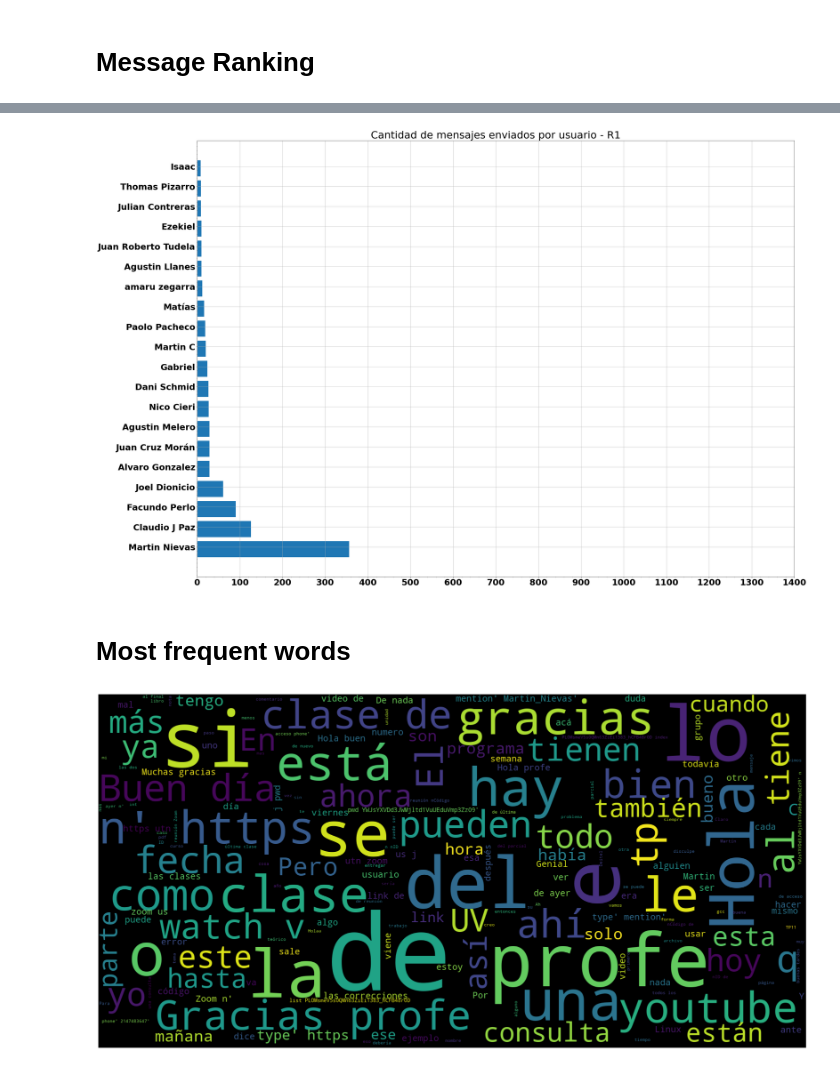
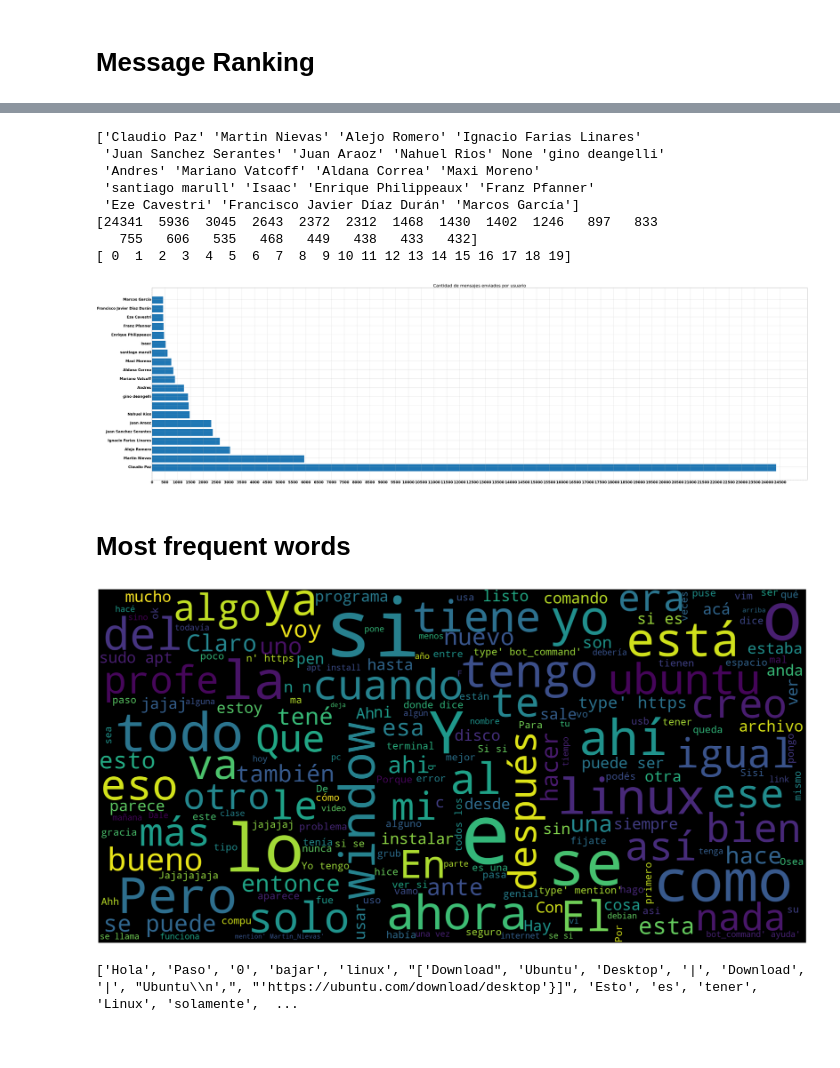
Before and after one commit to Juan-010/telegram-message-plotter, a Jupyter notebook: scrapper.ipynb, the cells around one changed output, grey strips where cells are left out. Cells and saved outputs as stored; diff of their text form; code cells hidden in the pictures.

```diff
--- a/scrapper.ipynb
+++ b/scrapper.ipynb
@@ -75,33 +75,46 @@ indexes = np.arange(len(labels))
 labels_100 = labels[0:20]
 values_100 = values[0:20]
 indexes_100 = indexes[0:20]
+# %%
+print(labels_100)
+print(values_100)
+print(indexes_100)
+# %% [output]
+['Claudio Paz' 'Martin Nievas' 'Alejo Romero' 'Ignacio Farias Linares'
+ 'Juan Sanchez Serantes' 'Juan Araoz' 'Nahuel Rios' None 'gino deangelli'
+ 'Andres' 'Mariano Vatcoff' 'Aldana Correa' 'Maxi Moreno'
+ 'santiago marull' 'Isaac' 'Enrique Philippeaux' 'Franz Pfanner'
+ 'Eze Cavestri' 'Francisco Javier Díaz Durán' 'Marcos García']
+[24341  5936  3045  2643  2372  2312  1468  1430  1402  1246   897   833
+   755   606   535   468   449   438   433   432]
+[ 0  1  2  3  4  5  6  7  8  9 10 11 12 13 14 15 16 17 18 19]
 # %%
 font = {'family' : 'normal',
         'weight' : 'bold',
-        'size'   : 32}
+        'size'   : 30}
 plt.rc('font', **font)
-fig = plt.figure(figsize=(40,30))
+fig = plt.figure(figsize=(100,30))
 bar_width = 0.1
 
 plt.barh(indexes_100, values_100)
 
 # add labels
 plt.yticks(indexes_100 + bar_width, labels_100)
 #plt.savefig('books_read.pdf')
 
 plt.grid(True)
 #plt.xscale('log')
 plt.minorticks_on()
-plt.xticks(np.arange(0, 1500, 100.0))
+plt.xticks(np.arange(0, 25000, 500.0))
 
 #plt.xlabel('Performance')
-plt.title('Cantidad de mensajes enviados por usuario - R1')
+plt.title('Cantidad de mensajes enviados por usuario')
 
 #plt.xticks(np.arange(min(values), 100, 10.0))
 plt.savefig('mensajes.png')
 plt.show()
 # %% [output]
-[figure, old version]
+[figure, new version]
 # %% [markdown]
 # Most frequent words
 # %%
@@ -111,9 +124,9 @@ for msj in messages:
     file.write(str(msj)+" ")
 file.close()
 
-removal_list = ["jaja", "jaja", "type", "linkl", "pero", "con",\
-                "y", "eso", "porque", "'link',", "{'type':","'text':","https"\
-               "lo", "que", "un", "en", "para", "por", "la", "lo", "el"]
+removal_list = ["jajaja", "jaja", "jajajaja","type","Jajaja", "Jaja", "Jajajaja", "linkl", "pero", "con",\
+                "y", "eso", "porque", "'link',", "{'type':","'text':","https",
+               "lo", "que", "un", "en", "para", "por", "la", "lo", "el", "de", "hay"]
 
 
 # Read the whole text.
@@ -126,11 +139,15 @@ final_string = ' '.join(final_list)
 
 
 # lower max_font_size
-wordcloud = WordCloud(max_font_size=120,width=800,height=400,scale=2).generate(final_string)
+wordcloud = WordCloud(max_font_size=120,width=1000,height=500,scale=2).generate(final_string)
 plt.figure(figsize=(40,20))
 plt.imshow(wordcloud, interpolation="bilinear")
 plt.axis("off")
 plt.savefig('words_install.png')
 plt.show()
 # %% [output]
-[figure, old version]
+[figure, new version]
+# %%
+print(final_list[0:20])
+# %% [output]
+['Hola', 'Paso', '0', 'bajar', 'linux', "['Download", 'Ubuntu', 'Desktop', '|', 'Download', '|', "Ubuntu\\n',", "'https://ubuntu.com/download/desktop'}]", 'Esto', 'es', 'tener', 'Linux', 'solamente',  ...
```
Also changed, not shown: parts of 3 cells of this notebook, 3 other files.
